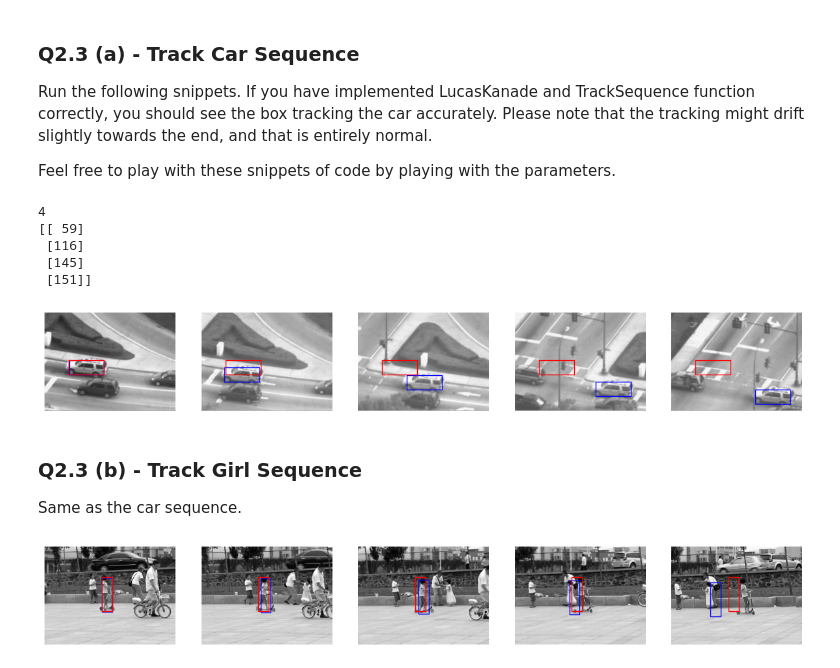
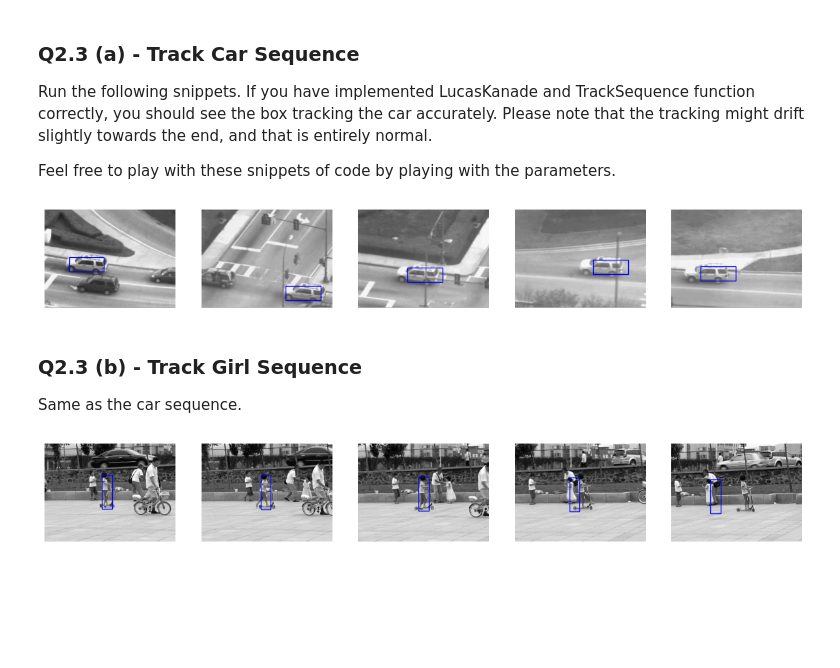
Before and after one commit to IanKrause/computer-vision, a Jupyter notebook: hw2/LucasKanade.ipynb, the cells around one changed output. Cells and saved outputs as stored; diff of their text form; code cells hidden in the pictures; blank space fills up the shorter version.

```diff
--- a/hw2/LucasKanade.ipynb
+++ b/hw2/LucasKanade.ipynb
@@ -134,7 +138,8 @@ def LucasKanade(It, It1, rect, threshold, num_iters, p0):
         A = gradientMatrix@dWdp
         b = T_t_flat-IW_flat
 
-        delta_p = np.linalg.lstsq(A.T@A,A.T@b,rcond=None)[0]
+        #delta_p = np.linalg.lstsq(A.T@A,A.T@b,rcond=None)[0]
+        delta_p = np.linalg.lstsq(A,b,rcond=None)[0]
 
         p = p + delta_p
 
@@ -244,31 +249,22 @@ def visualize_track(seq,rects,frames,rect):
         plt.imshow(frame, cmap='gray')
         plt.axis('off')
         draw_rect(rects[idx],'b')
-        draw_rect(rect,'r')
 # %%
 seq = np.load("data\\carseq.npy")
 rect = np.array([59, 116, 145, 151])
-print(rect.size)
 rect = np.reshape(rect, (rect.size,1))
-print(rect)
-
 
 # NOTE: feel free to play with these parameters
 num_iters = 10000
 threshold = 0.01
 
 rects = TrackSequence(seq, rect, num_iters, threshold)
 
-#visualize_track(seq,rects,[0, 79, 159, 279, 409],rect)
+visualize_track(seq,rects,[0, 79, 159, 279, 409],rect)
 scale = 20
-visualize_track(seq,rects,[0*scale, 1*scale, 2*scale, 3*scale, 4*scale],rect) # Check your switching of p values around, might be messing it up maybe?
+#visualize_track(seq,rects,[0*scale, 1*scale, 2*scale, 3*scale, 4*scale],rect) # Check your switching of p values around, might be messing it up maybe?
 # %% [output]
-4
-[[ 59]
- [116]
- [145]
- [151]]
-[figure, old version]
+[figure, new version]
 # %% [markdown]
 ### Q2.3 (b) - Track Girl Sequence
 
@@ -287,4 +283,4 @@ rects = TrackSequence(seq, rect, num_iters, threshold)
 
 visualize_track(seq,rects,[0, 14, 34, 64, 84],rect)
 # %% [output]
-[figure, old version]
+[figure, new version]
```
Also changed, not shown: parts of 1 cell of this notebook.
